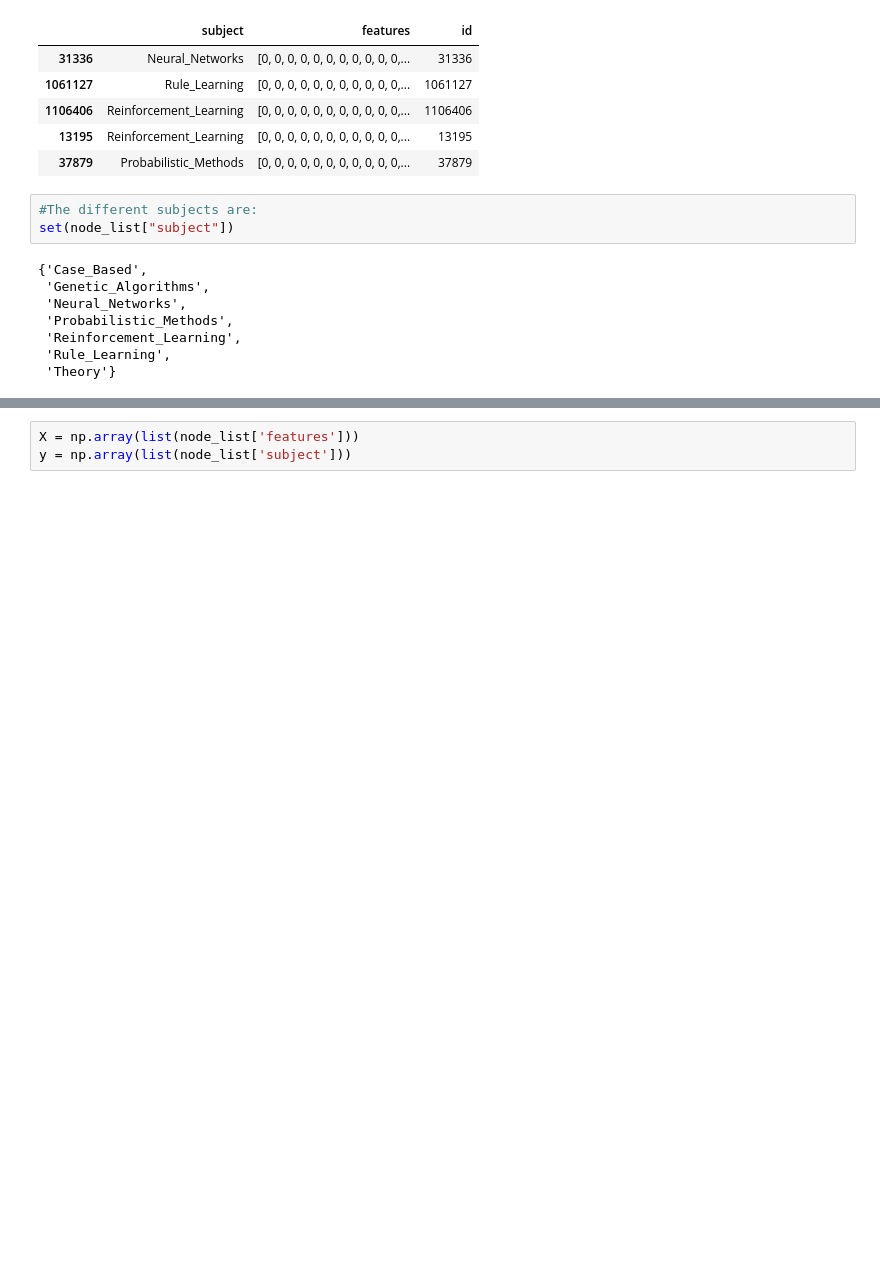
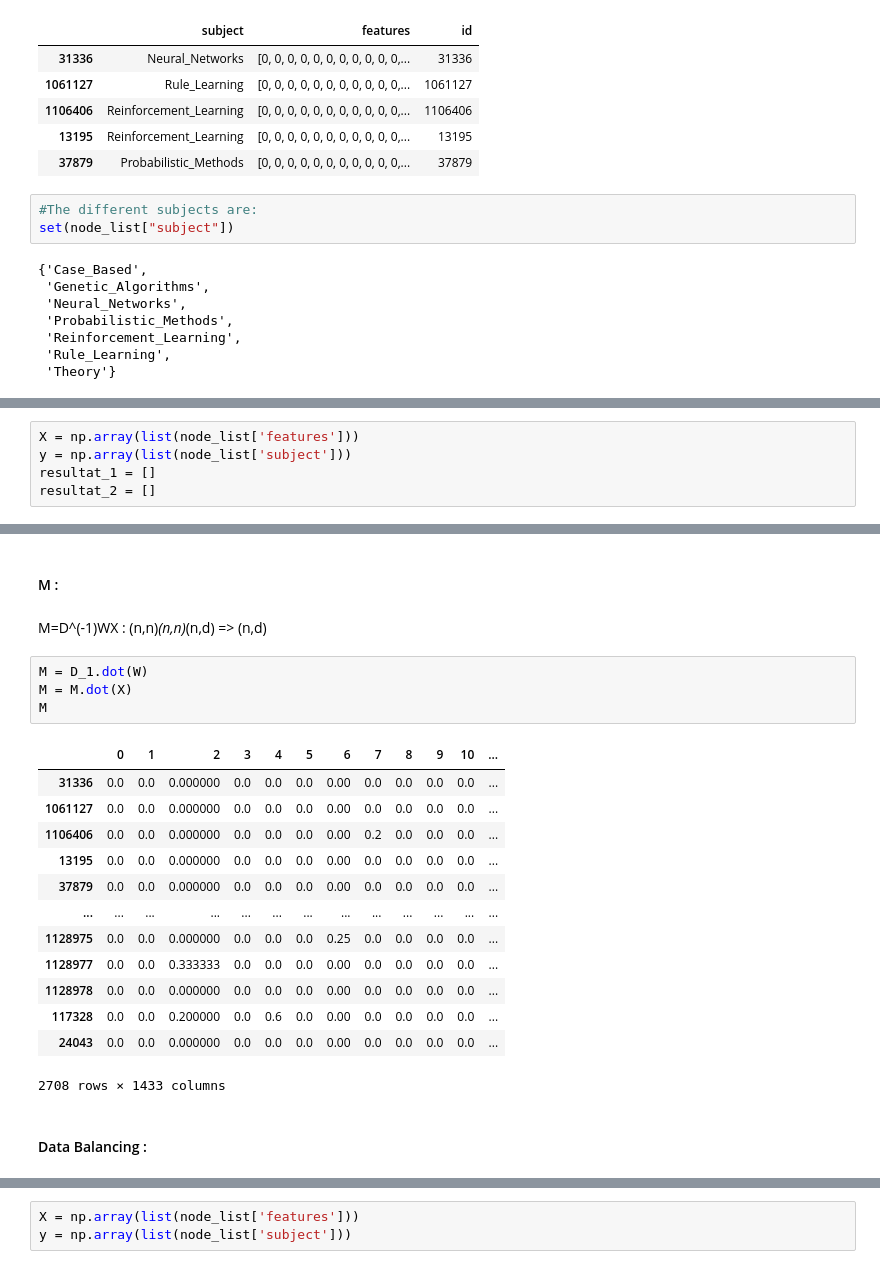
Before and after one commit to SeyfGoumeida/Supervised_Learning_Cora_Citeseed_PubMed, a Jupyter notebook: Projet_«_Apprentissage_supervisé_».ipynb, the cells around one changed output, grey strips where cells are left out. Drawn from its saved outputs; the diff is of its cells as text; blank space fills up the shorter version.

```diff
--- a/Projet_«_Apprentissage_supervisé_».ipynb
+++ b/Projet_«_Apprentissage_supervisé_».ipynb
@@ -264,0 +324,5 @@ set(node_list["subject"])
+# %%
+X = np.array(list(node_list['features']))
+y = np.array(list(node_list['subject']))
+resultat_1 = []
+resultat_2 = []
@@ -264,0 +848,24 @@ set(node_list["subject"])
+# %% [markdown]
+#### M :
+# %% [markdown]
+M=D^(-1)WX : (n,n)*(n,n)*(n,d) => (n,d)
+# %%
+M = D_1.dot(W)
+M = M.dot(X)
+M
+# %% [output]
+|  | 0 | 1 | 2 | 3 | 4 | 5 | 6 | 7 | 8 | 9 | 10 | ... |
+| 31336 | 0.0 | 0.0 | 0.000000 | 0.0 | 0.0 | 0.0 | 0.00 | 0.0 | 0.0 | 0.0 | 0.0 | ... |
+| 1061127 | 0.0 | 0.0 | 0.000000 | 0.0 | 0.0 | 0.0 | 0.00 | 0.0 | 0.0 | 0.0 | 0.0 | ... |
+| 1106406 | 0.0 | 0.0 | 0.000000 | 0.0 | 0.0 | 0.0 | 0.00 | 0.2 | 0.0 | 0.0 | 0.0 | ... |
+| 13195 | 0.0 | 0.0 | 0.000000 | 0.0 | 0.0 | 0.0 | 0.00 | 0.0 | 0.0 | 0.0 | 0.0 | ... |
+| 37879 | 0.0 | 0.0 | 0.000000 | 0.0 | 0.0 | 0.0 | 0.00 | 0.0 | 0.0 | 0.0 | 0.0 | ... |
+| ... | ... | ... | ... | ... | ... | ... | ... | ... | ... | ... | ... | ... |
+| 1128975 | 0.0 | 0.0 | 0.000000 | 0.0 | 0.0 | 0.0 | 0.25 | 0.0 | 0.0 | 0.0 | 0.0 | ... |
+| 1128977 | 0.0 | 0.0 | 0.333333 | 0.0 | 0.0 | 0.0 | 0.00 | 0.0 | 0.0 | 0.0 | 0.0 | ... |
+| 1128978 | 0.0 | 0.0 | 0.000000 | 0.0 | 0.0 | 0.0 | 0.00 | 0.0 | 0.0 | 0.0 | 0.0 | ... |
+| 117328 | 0.0 | 0.0 | 0.200000 | 0.0 | 0.6 | 0.0 | 0.00 | 0.0 | 0.0 | 0.0 | 0.0 | ... |
+| 24043 | 0.0 | 0.0 | 0.000000 | 0.0 | 0.0 | 0.0 | 0.00 | 0.0 | 0.0 | 0.0 | 0.0 | ... |
+2708 rows × 1433 columns
+# %% [markdown]
+#### Data Balancing :
```
Also changed, not shown: parts of 155 cells of this notebook.
